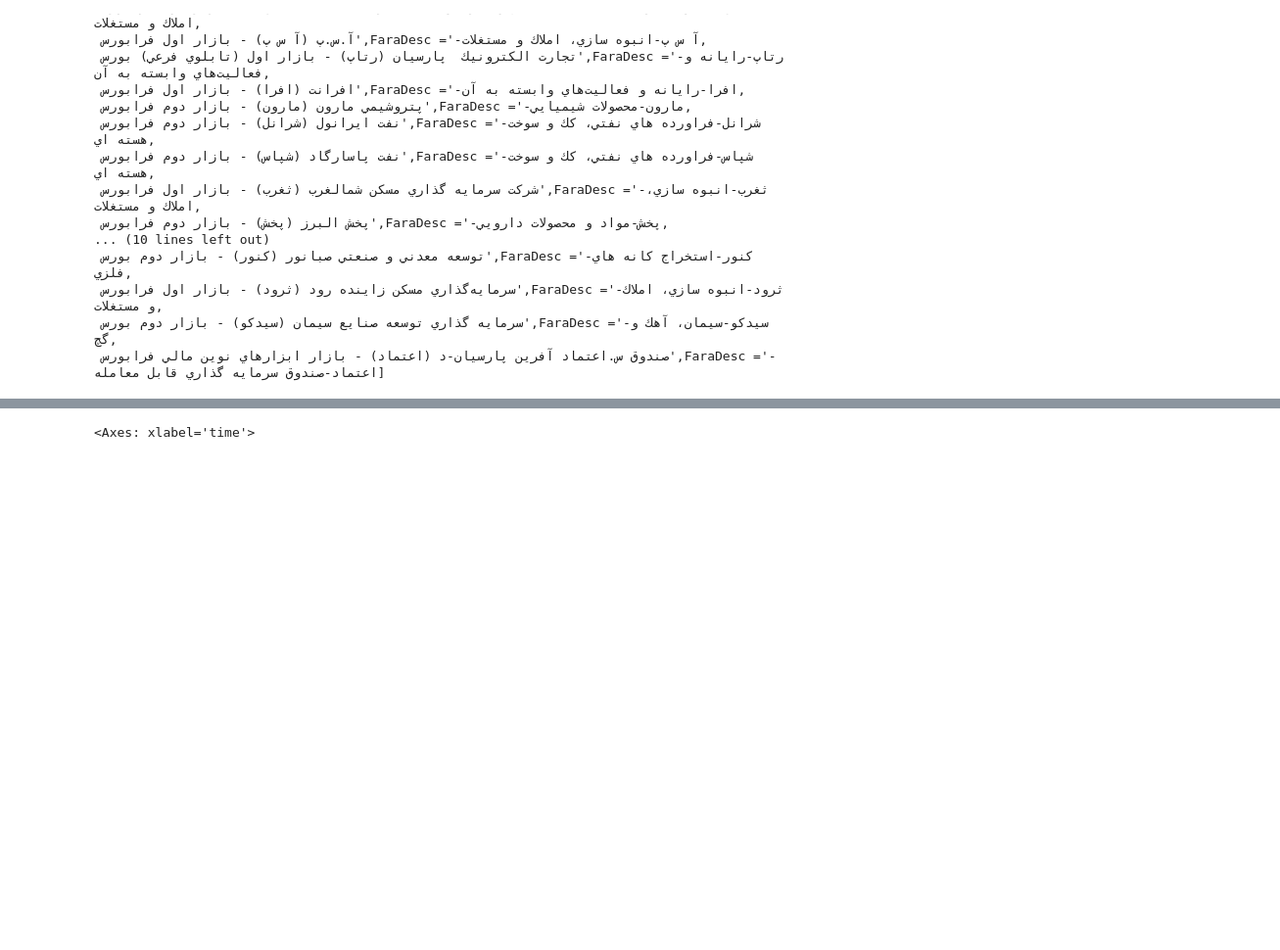
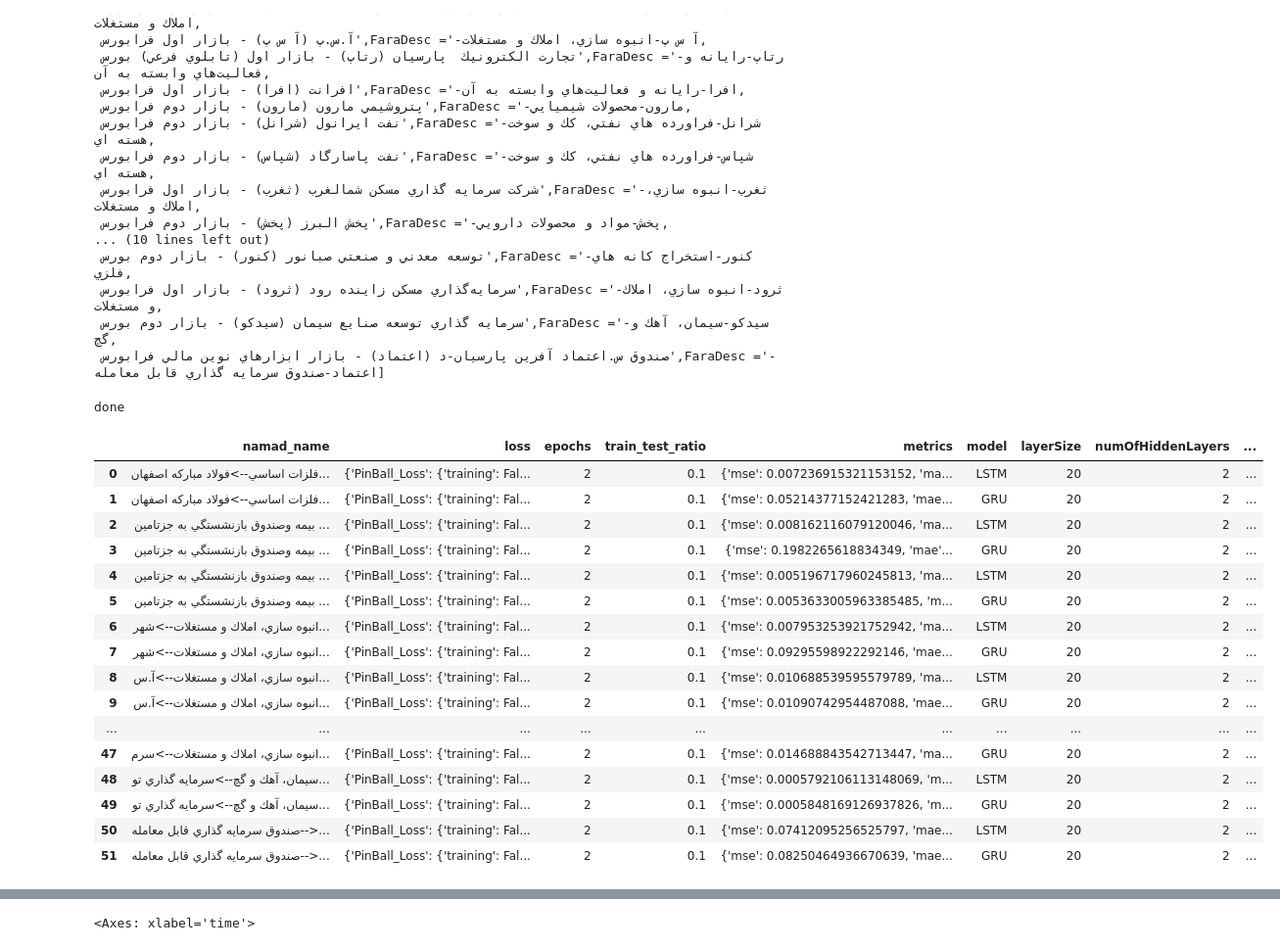
Before and after one commit to hadif1999/tehranStock_timeseriesAnalysis, a Jupyter notebook: main.ipynb, the cells around one changed output, grey strips where cells are left out. Shown at 98% size. Drawn from its saved outputs; the diff is of its cells as text; code cells hidden in the pictures; blank space fills up the shorter version.

```diff
--- a/main.ipynb
+++ b/main.ipynb
@@ -31,0 +33,23 @@ model_trainer = train_model("GRU", 50, 4, loss_obj = PinBall_Loss(0.6), input_Ba
+# %%
+
+results_df = train_model.train_on_AllNamads(namad_getter, losses = [PinBall_Loss(0.3)] )
+results_df
+# %% [output]
+done
+|  | namad_name | loss | epochs | train_test_ratio | metrics | model | layerSize | numOfHiddenLayers | ... |
+| 0 | فلزات اساسي-->فولاد مباركه اصفهان... | {'PinBall_Loss': {'training': Fal... | 2 | 0.1 | {'mse': 0.007236915321153152, 'ma... | LSTM | 20 | 2 | ... |
+| 1 | فلزات اساسي-->فولاد مباركه اصفهان... | {'PinBall_Loss': {'training': Fal... | 2 | 0.1 | {'mse': 0.05214377152421283, 'mae... | GRU | 20 | 2 | ... |
+| 2 | بيمه وصندوق بازنشستگي به جزتامين ... | {'PinBall_Loss': {'training': Fal... | 2 | 0.1 | {'mse': 0.008162116079120046, 'ma... | LSTM | 20 | 2 | ... |
+| 3 | بيمه وصندوق بازنشستگي به جزتامين ... | {'PinBall_Loss': {'training': Fal... | 2 | 0.1 | {'mse': 0.1982265618834349, 'mae'... | GRU | 20 | 2 | ... |
+| 4 | بيمه وصندوق بازنشستگي به جزتامين ... | {'PinBall_Loss': {'training': Fal... | 2 | 0.1 | {'mse': 0.005196717960245813, 'ma... | LSTM | 20 | 2 | ... |
+| 5 | بيمه وصندوق بازنشستگي به جزتامين ... | {'PinBall_Loss': {'training': Fal... | 2 | 0.1 | {'mse': 0.0053633005963385485, 'm... | GRU | 20 | 2 | ... |
+| 6 | انبوه سازي، املاك و مستغلات-->شهر... | {'PinBall_Loss': {'training': Fal... | 2 | 0.1 | {'mse': 0.007953253921752942, 'ma... | LSTM | 20 | 2 | ... |
+| 7 | انبوه سازي، املاك و مستغلات-->شهر... | {'PinBall_Loss': {'training': Fal... | 2 | 0.1 | {'mse': 0.09295598922292146, 'mae... | GRU | 20 | 2 | ... |
+| 8 | انبوه سازي، املاك و مستغلات-->آ.س... | {'PinBall_Loss': {'training': Fal... | 2 | 0.1 | {'mse': 0.010688539595579789, 'ma... | LSTM | 20 | 2 | ... |
+| 9 | انبوه سازي، املاك و مستغلات-->آ.س... | {'PinBall_Loss': {'training': Fal... | 2 | 0.1 | {'mse': 0.01090742954487088, 'mae... | GRU | 20 | 2 | ... |
+| ... | ... | ... | ... | ... | ... | ... | ... | ... | ... |
+| 47 | انبوه سازي، املاك و مستغلات-->سرم... | {'PinBall_Loss': {'training': Fal... | 2 | 0.1 | {'mse': 0.014688843542713447, 'ma... | GRU | 20 | 2 | ... |
+| 48 | سيمان، آهك و گچ-->سرمايه گذاري تو... | {'PinBall_Loss': {'training': Fal... | 2 | 0.1 | {'mse': 0.0005792106113148069, 'm... | LSTM | 20 | 2 | ... |
+| 49 | سيمان، آهك و گچ-->سرمايه گذاري تو... | {'PinBall_Loss': {'training': Fal... | 2 | 0.1 | {'mse': 0.0005848169126937826, 'm... | GRU | 20 | 2 | ... |
+| 50 | صندوق سرمايه گذاري قابل معامله-->... | {'PinBall_Loss': {'training': Fal... | 2 | 0.1 | {'mse': 0.07412095256525797, 'mae... | LSTM | 20 | 2 | ... |
+| 51 | صندوق سرمايه گذاري قابل معامله-->... | {'PinBall_Loss': {'training': Fal... | 2 | 0.1 | {'mse': 0.08250464936670639, 'mae... | GRU | 20 | 2 | ... |
```
Also changed, not shown: parts of 12 cells of this notebook, 27 other files.
